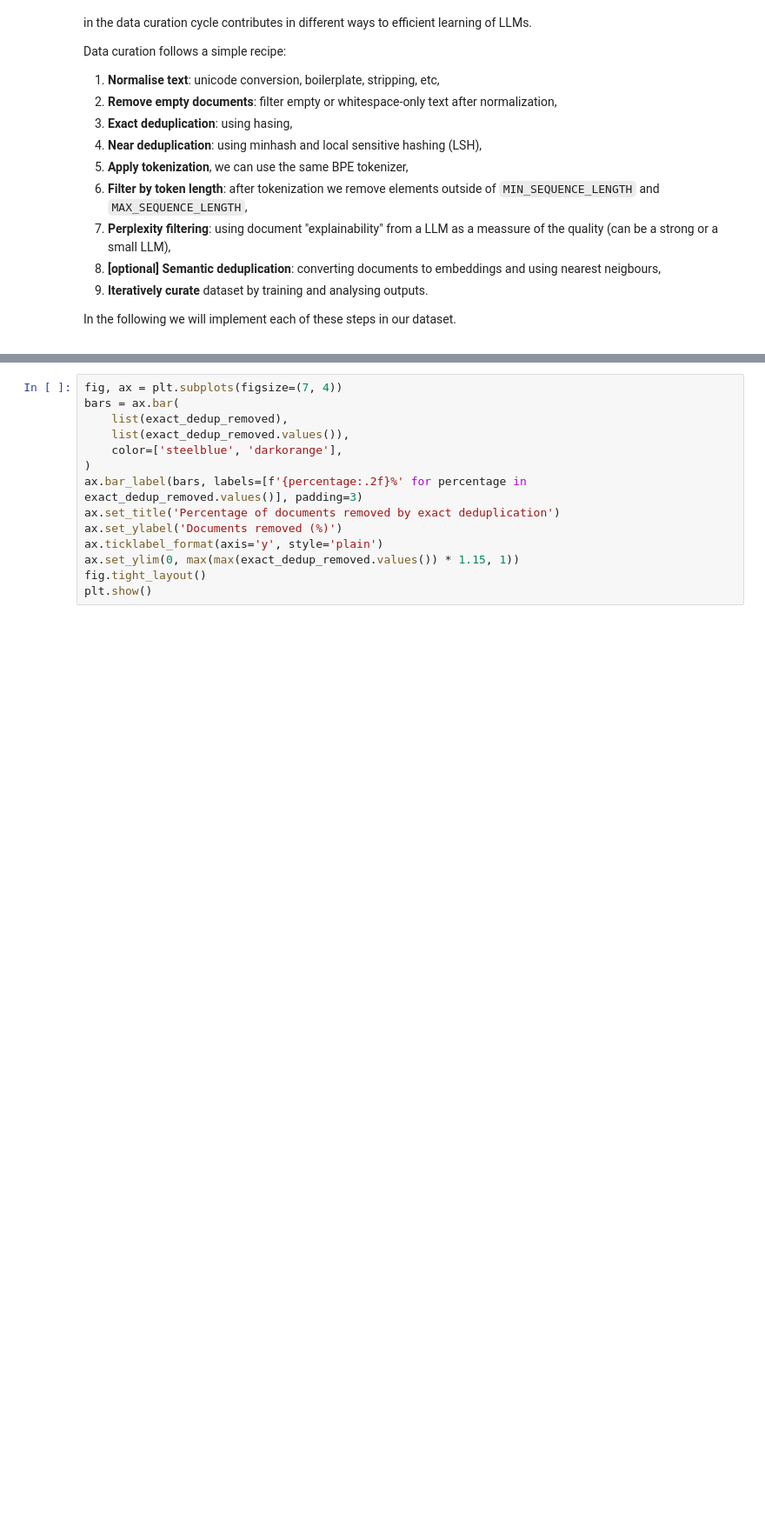
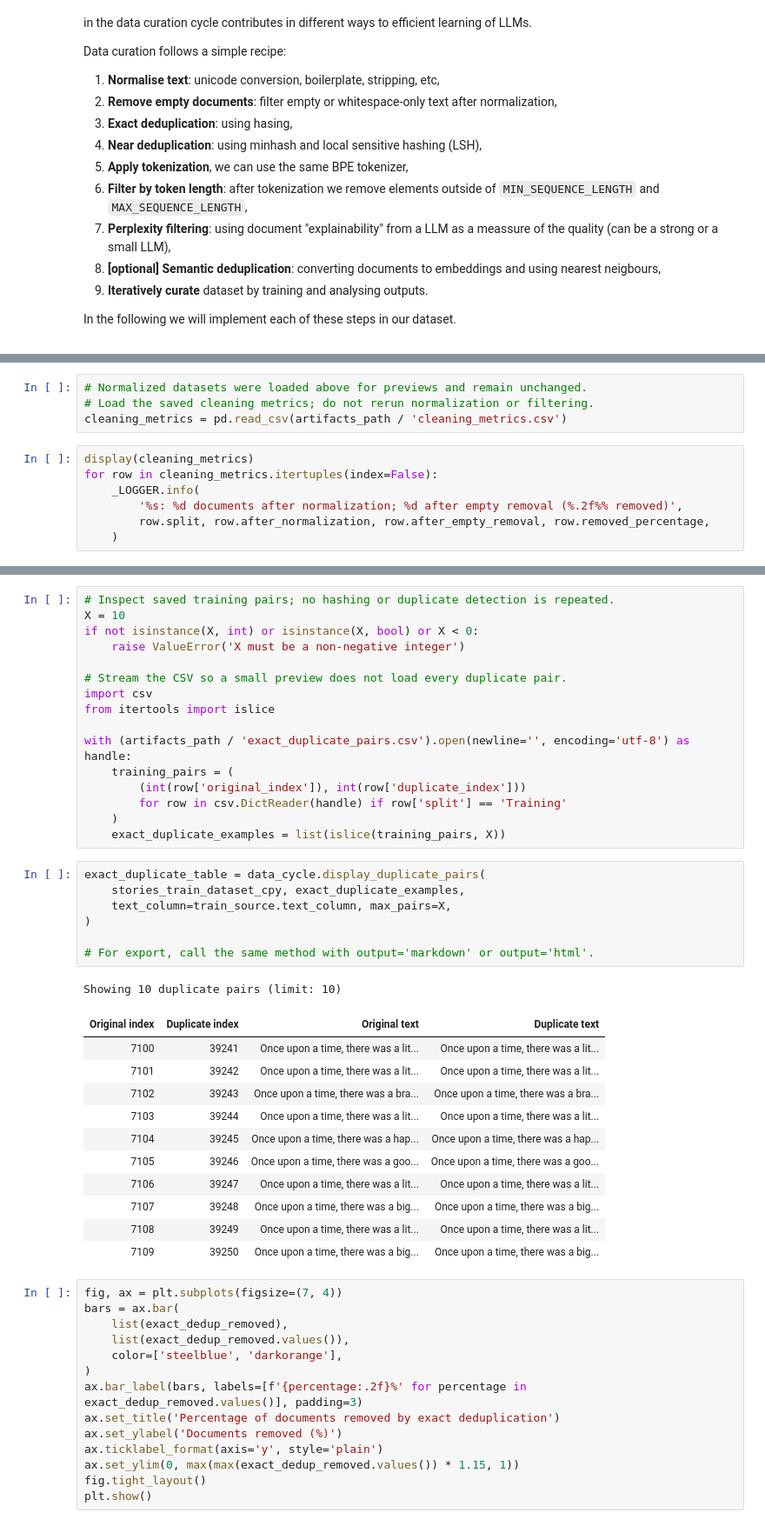
Before and after one commit to legan78/transformers_lifecycle, a Jupyter notebook: notebooks/dataset_cycle.ipynb, the cells around one changed output, grey strips where cells are left out. Shown at 87% size. Cells and saved outputs as stored; diff of their text form; blank space fills up the shorter version.

```diff
--- a/notebooks/dataset_cycle.ipynb
+++ b/notebooks/dataset_cycle.ipynb
@@ -519,0 +443,11 @@ stories_valid_dataset = data_cycle.remove_empty_texts_in_dataset(
+# %%
+# Normalized datasets were loaded above for previews and remain unchanged.
+# Load the saved cleaning metrics; do not rerun normalization or filtering.
+cleaning_metrics = pd.read_csv(artifacts_path / 'cleaning_metrics.csv')
+# %%
+display(cleaning_metrics)
+for row in cleaning_metrics.itertuples(index=False):
+    _LOGGER.info(
+        '%s: %d documents after normalization; %d after empty removal (%.2f%% removed)',
+        row.split, row.after_normalization, row.after_empty_removal, row.removed_percentage,
+    )
@@ -627,3 +508,39 @@ At home, Lily helped her mom mix the wheat with other ingredients. They put the
+# %%
+# Inspect saved training pairs; no hashing or duplicate detection is repeated.
+X = 10
+if not isinstance(X, int) or isinstance(X, bool) or X < 0:
+    raise ValueError('X must be a non-negative integer')
+
+# Stream the CSV so a small preview does not load every duplicate pair.
+import csv
+from itertools import islice
+
+with (artifacts_path / 'exact_duplicate_pairs.csv').open(newline='', encoding='utf-8') as handle:
+    training_pairs = (
+        (int(row['original_index']), int(row['duplicate_index']))
+        for row in csv.DictReader(handle) if row['split'] == 'Training'
+    )
+    exact_duplicate_examples = list(islice(training_pairs, X))
+# %%
+exact_duplicate_table = data_cycle.display_duplicate_pairs(
+    stories_train_dataset_cpy, exact_duplicate_examples,
+    text_column=train_source.text_column, max_pairs=X,
+)
+
+# For export, call the same method with output='markdown' or output='html'.
+# %% [output]
+Showing 10 duplicate pairs (limit: 10)
+| Original index | Duplicate index | Original text | Duplicate text |
+| 7100 | 39241 | Once upon a time, there was a lit... | Once upon a time, there was a lit... |
+| 7101 | 39242 | Once upon a time, there was a lit... | Once upon a time, there was a lit... |
+| 7102 | 39243 | Once upon a time, there was a bra... | Once upon a time, there was a bra... |
+| 7103 | 39244 | Once upon a time, there was a lit... | Once upon a time, there was a lit... |
+| 7104 | 39245 | Once upon a time, there was a hap... | Once upon a time, there was a hap... |
+| 7105 | 39246 | Once upon a time, there was a goo... | Once upon a time, there was a goo... |
+| 7106 | 39247 | Once upon a time, there was a lit... | Once upon a time, there was a lit... |
+| 7107 | 39248 | Once upon a time, there was a big... | Once upon a time, there was a big... |
+| 7108 | 39249 | Once upon a time, there was a lit... | Once upon a time, there was a lit... |
+| 7109 | 39250 | Once upon a time, there was a big... | Once upon a time, there was a big... |
 # %%
 fig, ax = plt.subplots(figsize=(7, 4))
 bars = ax.bar(
```
Also changed, not shown: parts of 36 cells of this notebook.
